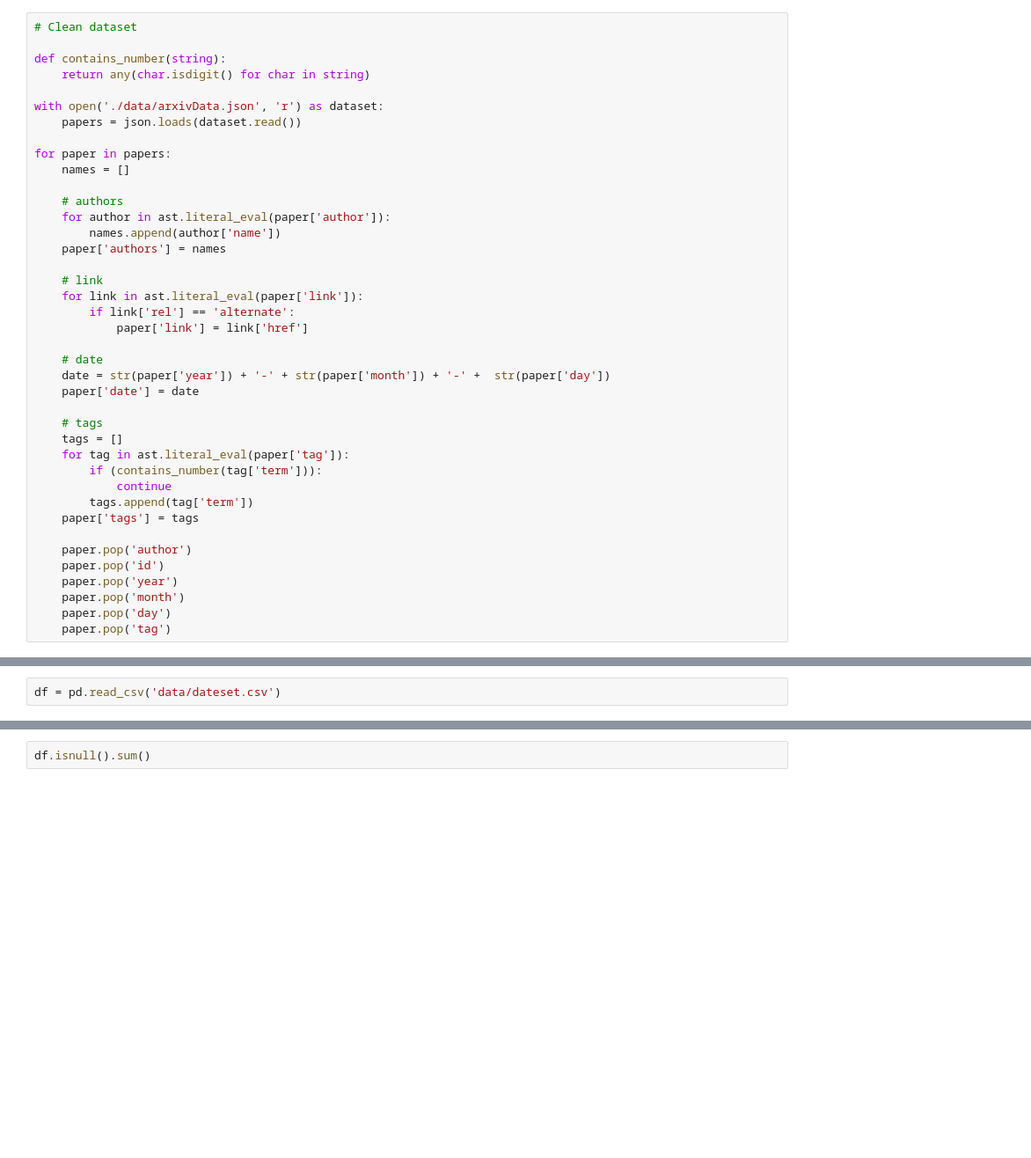
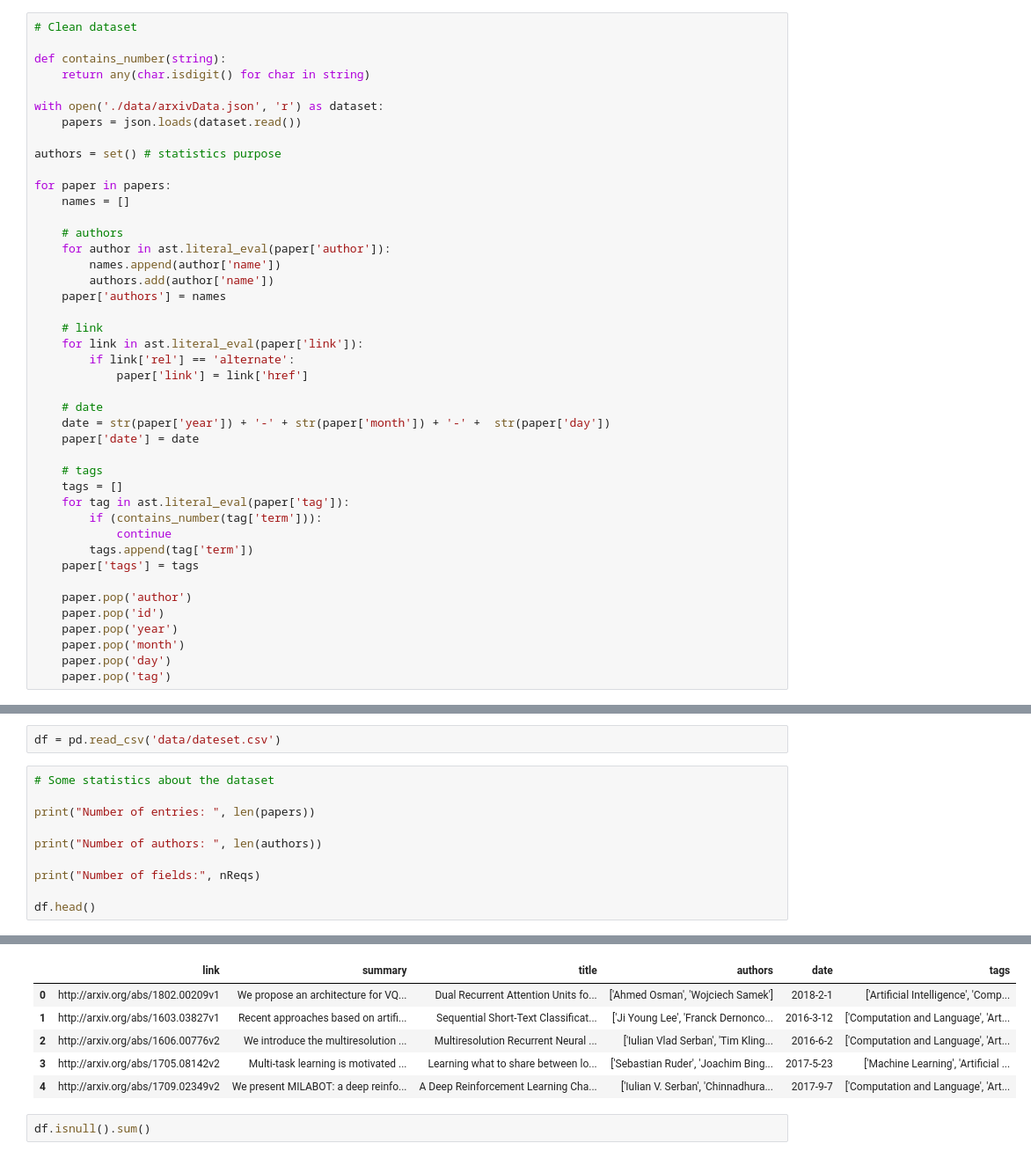
Before and after one commit to SergioEstevao11/FEUP-PRI, a Jupyter notebook: src/data_analysis.ipynb, the cells around one changed output, grey strips where cells are left out. Shown at 88% size. Saved outputs shown, nothing was run; the diff lists cells and outputs as text; blank space fills up the shorter version.

Commit message:
add statistics part to jupyter notebook and add grap resources scaled

```diff
--- a/src/data_analysis.ipynb
+++ b/src/data_analysis.ipynb
@@ -19,12 +19,15 @@ def contains_number(string):
 with open('./data/arxivData.json', 'r') as dataset:
     papers = json.loads(dataset.read())
 
+authors = set() # statistics purpose
+
 for paper in papers:
     names = []
 
     # authors
     for author in ast.literal_eval(paper['author']):
         names.append(author['name'])
+        authors.add(author['name'])
     paper['authors'] = names
 
     # link
@@ -88,3 +93,14 @@ df = pd.DataFrame(papers)
 df.to_csv('data/dateset.csv', index=False)
 # %%
 df = pd.read_csv('data/dateset.csv')
+# %%
+# Some statistics about the dataset
+
+print("Number of entries: ", len(papers))
+
+print("Number of authors: ", len(authors))
+
+print("Number of fields:", nReqs)
+
+df.head()
+# %% [output]
@@ -91,3 +110,9 @@ df = pd.read_csv('data/dateset.csv')
+|  | link | summary | title | authors | date | tags |
+| 0 | http://arxiv.org/abs/1802.00209v1 | We propose an architecture for VQ... | Dual Recurrent Attention Units fo... | ['Ahmed Osman', 'Wojciech Samek'] | 2018-2-1 | ['Artificial Intelligence', 'Comp... |
+| 1 | http://arxiv.org/abs/1603.03827v1 | Recent approaches based on artifi... | Sequential Short-Text Classificat... | ['Ji Young Lee', 'Franck Dernonco... | 2016-3-12 | ['Computation and Language', 'Art... |
+| 2 | http://arxiv.org/abs/1606.00776v2 | We introduce the multiresolution ... | Multiresolution Recurrent Neural ... | ['Iulian Vlad Serban', 'Tim Kling... | 2016-6-2 | ['Computation and Language', 'Art... |
+| 3 | http://arxiv.org/abs/1705.08142v2 | Multi-task learning is motivated ... | Learning what to share between lo... | ['Sebastian Ruder', 'Joachim Bing... | 2017-5-23 | ['Machine Learning', 'Artificial ... |
+| 4 | http://arxiv.org/abs/1709.02349v2 | We present MILABOT: a deep reinfo... | A Deep Reinforcement Learning Cha... | ['Iulian V. Serban', 'Chinnadhura... | 2017-9-7 | ['Computation and Language', 'Art... |
 # %%
 df.isnull().sum()
 # %% [output]
```
Also changed, not shown: parts of 4 cells of this notebook, 6 other files.
